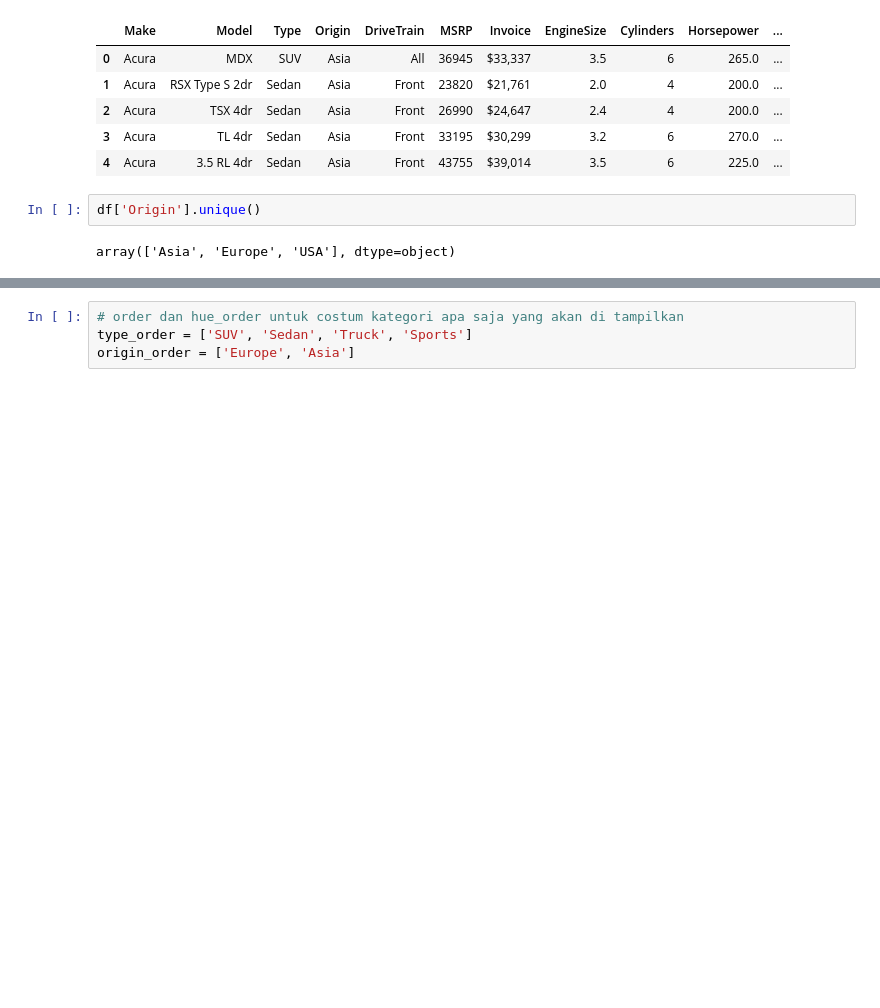
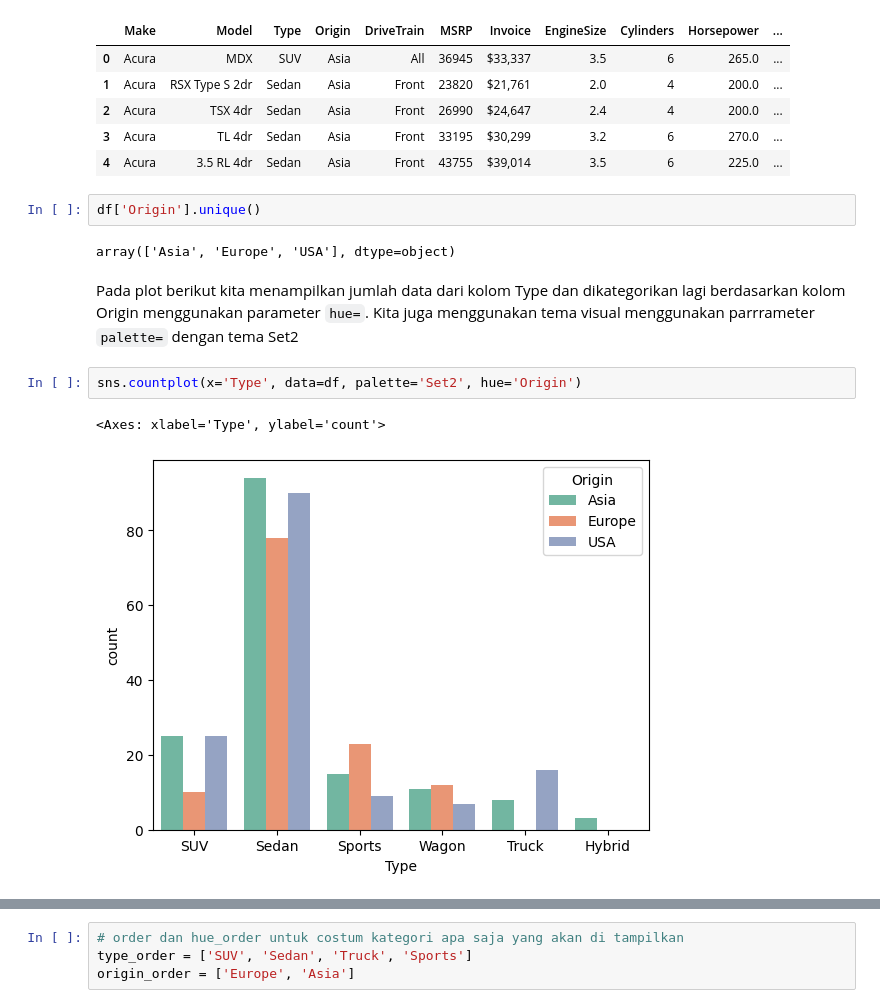
Before and after one commit to samuelnaibaho2005/Seaborn-Learning-Beginner, a Jupyter notebook: main.ipynb, the cells around one changed output, grey strips where cells are left out. Drawn from its saved outputs; the diff is of its cells as text; blank space fills up the shorter version.

```diff
--- a/main.ipynb
+++ b/main.ipynb
@@ -121,3 +137,11 @@ df.head()
 df['Origin'].unique()
 # %% [output]
 array(['Asia', 'Europe', 'USA'], dtype=object)
+# %% [markdown]
+Pada plot berikut kita menampilkan jumlah data dari kolom Type dan dikategorikan lagi berdasarkan kolom Origin menggunakan parameter `hue=`.
+Kita juga menggunakan tema visual menggunakan parrrameter `palette=` dengan tema Set2
+# %%
+sns.countplot(x='Type', data=df, palette='Set2', hue='Origin')
+# %% [output]
+<Axes: xlabel='Type', ylabel='count'>
+[figure, added]
```
Also changed, not shown: parts of 5 cells of this notebook.
